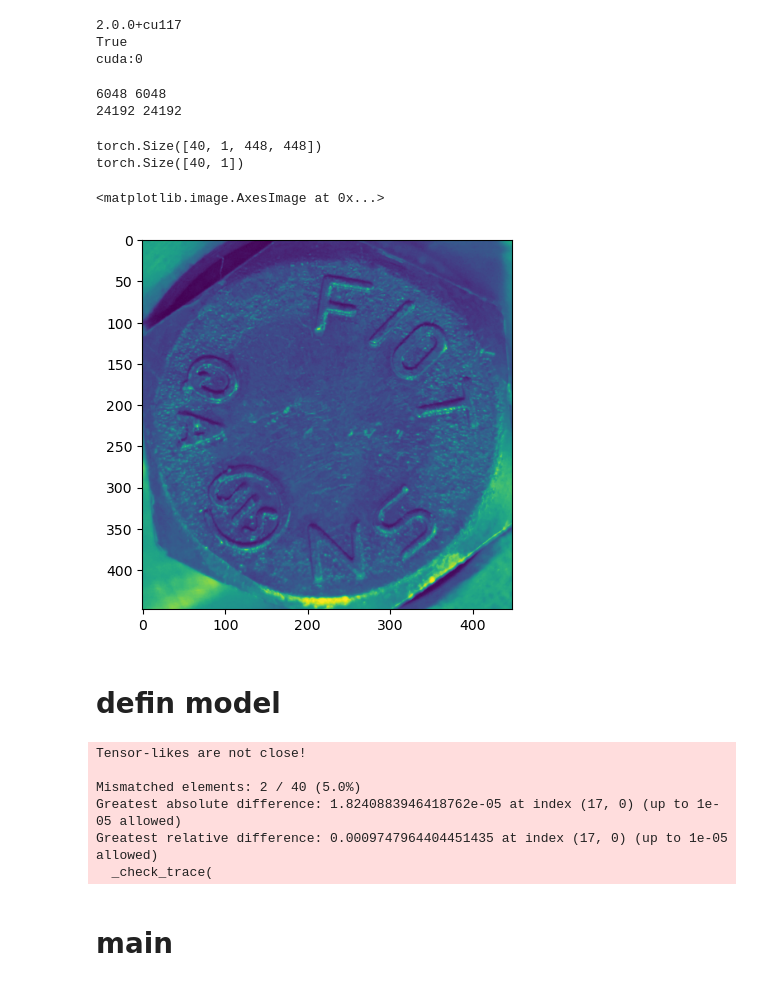
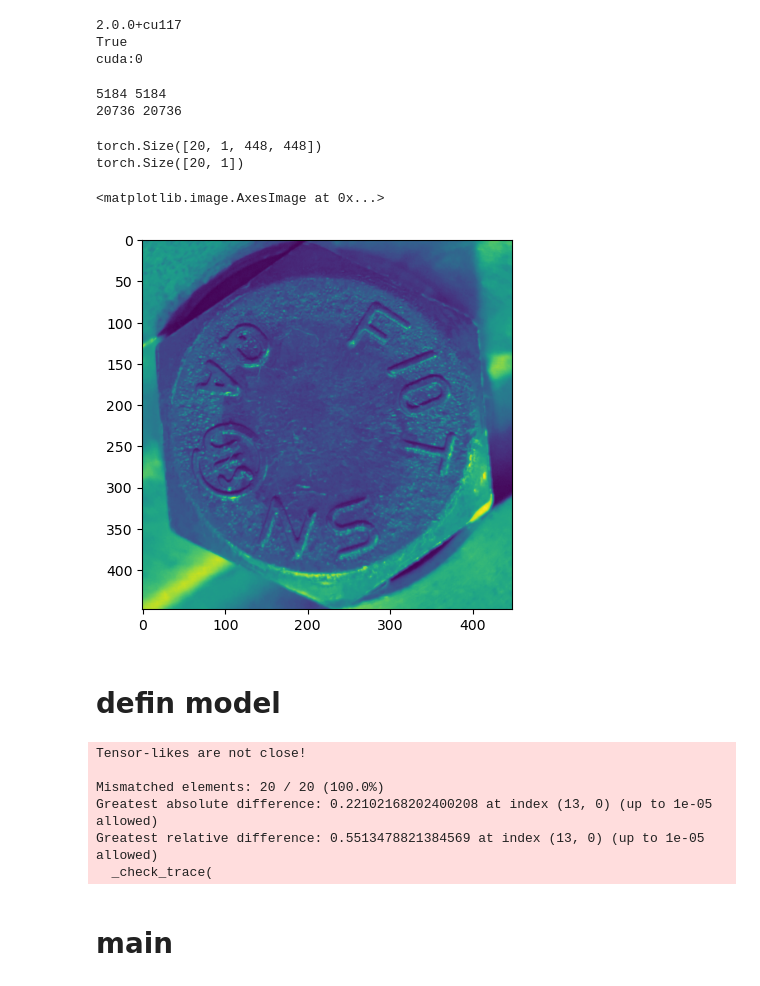
Before and after one commit to ChenYu-K/boltpd, a Jupyter notebook: FRCNN-Train.ipynb, the cells around one changed output. Drawn from its saved outputs; the diff is of its cells as text; code cells hidden in the pictures.

```diff
--- a/FRCNN-Train.ipynb
+++ b/FRCNN-Train.ipynb
@@ -40,7 +40,7 @@ def generate_dataset(dir):
     """
     pathDir = os.listdir(dir)    #取图片的原始路径
     filenumber=len(pathDir)
-    rate=0.7    #自定义抽取图片的比例，比方说100张抽10张，那就是0.1
+    rate=0.6    #自定义抽取图片的比例，比方说100张抽10张，那就是0.1
     picknumber=int(filenumber*rate) #按照rate比例从文件夹中取一定数量图片
     sample = random.sample(pathDir, picknumber)  #随机选取picknumber数量的样本图片
 
@@ -49,21 +49,22 @@ def generate_dataset(dir):
     labels=[]
     img_data = []
     f0 = None
-    for file_name in sample:
+    for file_name in pathDir:
         if f0 is None:
             f0 = os.path.join(dir, file_name)
         if file_name != "Thumbs.db":
-            img_dir = os.path.join(dir, file_name)
-            img = cv2.imread(img_dir)
-            #img1 = cv2.subtract(img,cv2.imread(f0))
-            img = cv2.resize(img, (800, 800))   # /5 resize img
-            #img_gray = cv.cvtColor(img,cv.COLOR_RniGB2GRAY)
-            pimg = Image.fromarray(img)
-            img_data.append(pimg)
-            for item in file:       #add label, from 1row
-                sh = item[1]
-                if file_name[-10:-4] == sh[-10:-4]:
-                    labels.append(item[0]/116)#
+            if int(file_name[-9:-4]) > 2286 and int(file_name[-9:-4]) < 2485:
+                img_dir = os.path.join(dir, file_name)
+                img = cv2.imread(img_dir)
+                #img1 = cv2.subtract(img,cv2.imread(f0))
+                img = cv2.resize(img, (600, 600))   # /5 resize img
+                #img_gray = cv.cvtColor(img,cv.COLOR_RniGB2GRAY)
+                pimg = Image.fromarray(img)
+                img_data.append(pimg)
+                for item in file:       #add label, from 1row
+                    sh = item[1]
+                    if file_name[-10:-4] == sh[-10:-4]:
+                        labels.append(item[0]/116)#
     labels = torch.tensor(labels)
     labels = labels.type(torch.FloatTensor)
     labels = labels.unsqueeze(1)
@@ -78,8 +79,8 @@ valid_rdata, valid_label = generate_dataset(validdir)
 print(len(valid_rdata),len(valid_label))
 print(len(train_rdata),len(train_label))
 # %% [output]
-6048 6048
-24192 24192
+5184 5184
+20736 20736
 # %%
 #print(train_data)
 #print(train_label)
@@ -103,8 +104,8 @@ class MyDataset(Dataset):
 normMean = [0.5]
 normStd = [0.5]
 transform = transforms.Compose([
-    transforms.Resize(800),
-    transforms.CenterCrop(800),
+    transforms.Resize(450),
+    transforms.CenterCrop(448),
     transforms.Grayscale(num_output_channels=1), #彩色图像转灰度图像num_output_channels默认1
     transforms.ToTensor(),  # range [0, 255] -> [0.0,1.0]
     #transforms.Normalize(normMean, normStd)
@@ -113,24 +114,24 @@ transform = transforms.Compose([
 # 也可以再定义train_transform加入一些数据增强
 train_data = MyDataset(train_rdata, train_label, transform=transform)
 valid_data = MyDataset(valid_rdata, valid_label, transform=transform)
-train_loader = DataLoader(dataset=train_data, batch_size=1, shuffle=True)
+train_loader = DataLoader(dataset=train_data, batch_size=20, shuffle=True)
 valid_loader = DataLoader(dataset=valid_data, batch_size=1, shuffle=True)
 dataiter=iter(train_loader)
 images, labels = dataiter.__next__()
 print(images.shape)
 print(labels.shape)
 # %% [output]
-torch.Size([40, 1, 448, 448])
-torch.Size([40, 1])
+torch.Size([20, 1, 448, 448])
+torch.Size([20, 1])
 # %%
 topic = T.ToPILImage()
-imm1 = topic(images[1])
+imm1 = topic(images[0])
 vimg, vlabels = dataiter.__next__()
 
-plt.imshow(topic(vimg[1]))
+plt.imshow(topic(vimg[0]))
 # %% [output]
 <matplotlib.image.AxesImage at 0x...>
-[figure, old version]
+[figure, new version]
 # %%
 def testAccuracy():
     net.eval()
@@ -477,7 +479,7 @@ INPUT_FEATURE_DIM = 5000
 #NEURON_NUM = 500
 #OUTPUT_FEATURE_DIM = 1
 # 学习率，越大学的越快，但也容易造成不稳定，准确率上下波动的情况
-LEARNING_RATE = 0.01
+LEARNING_RATE = 0.005
 
 # 定义模型
 
@@ -495,16 +497,16 @@ writer.close()
 optimizer = torch.optim.Adam(net.parameters(), lr=LEARNING_RATE)
 #optimizer = torch.optim.SGD(net.parameters(),lr=LEARNING_RATE)
 # 定义一个误差计算方法
-loss_func = HuberLoss(delta=1.0)
-#loss_func = nn.MSELoss()
+#loss_func = HuberLoss(delta=1.0)
+loss_func = nn.MSELoss()
 #loss_func = nn.CrossEntropyLoss() #定义交叉熵损失函数 交叉熵损失函数是用来衡量两个概率分布之间的距离的#nn.MSELoss()
 # Define the loss function with Classification Cross-Entropy loss and an optimizer with Adam optimizer
 # %% [output]
 Tensor-likes are not close!
 
-Mismatched elements: 2 / 40 (5.0%)
-Greatest absolute difference: 1.8240883946418762e-05 at index (17, 0) (up to 1e-05 allowed)
-Greatest relative difference: 0.0009747964404451435 at index (17, 0) (up to 1e-05 allowed)
+Mismatched elements: 20 / 20 (100.0%)
+Greatest absolute difference: 0.22102168202400208 at index (13, 0) (up to 1e-05 allowed)
+Greatest relative difference: 0.5513478821384569 at index (13, 0) (up to 1e-05 allowed)
   _check_trace(
 # %% [markdown]
 # main
```
Also changed, not shown: parts of 3 cells of this notebook, 7 other files.
